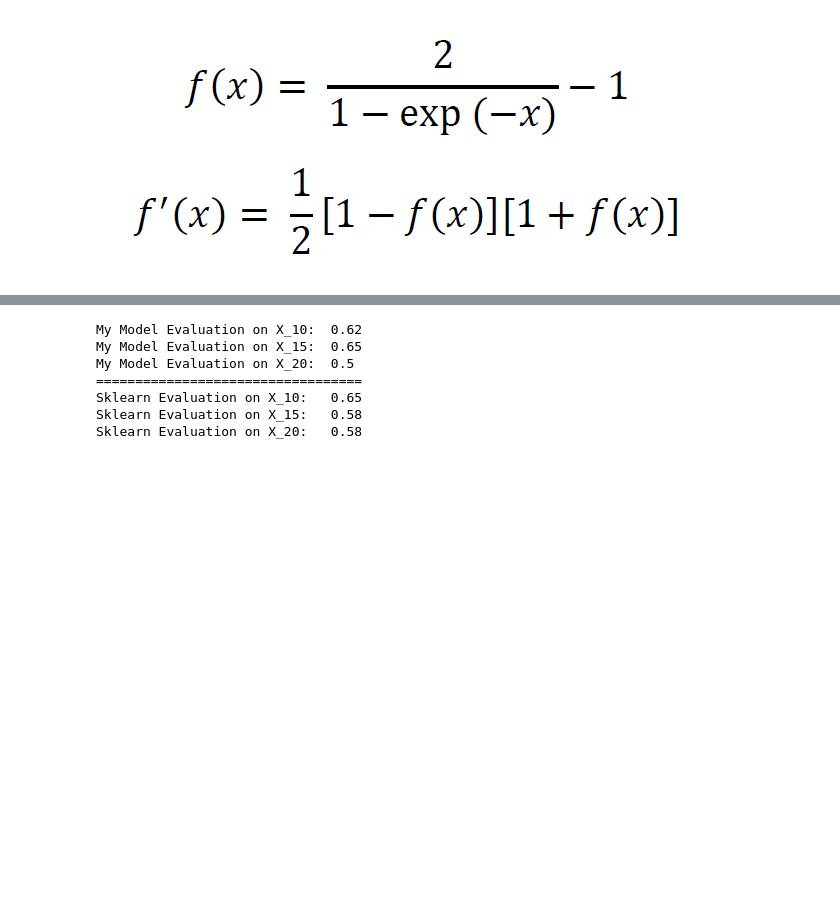
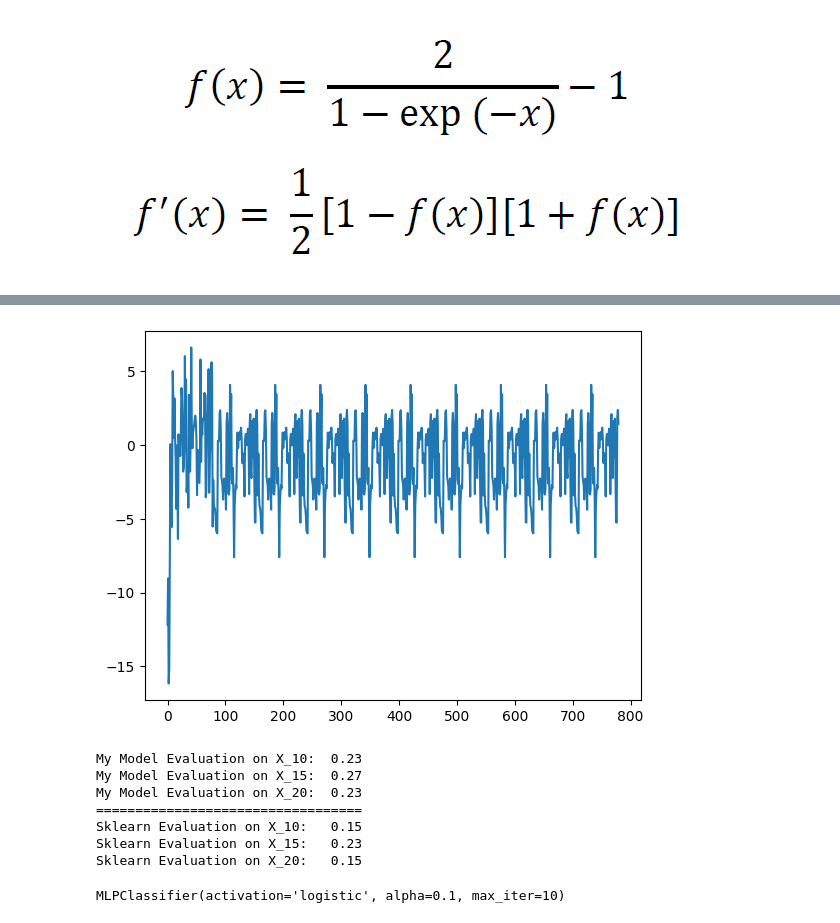
Before and after one commit to amirhu37/mlp-from-scratch, a Jupyter notebook: Multi-layer-perceptron.ipynb, the cells around one changed output, grey strips where cells are left out. Saved outputs shown, nothing was run; the diff lists cells and outputs as text; code cells hidden in the pictures; blank space fills up the shorter version.

Commit message:
add adaptive lr, and error values returns

```diff
--- a/Multi-layer-perceptron.ipynb
+++ b/Multi-layer-perceptron.ipynb
@@ -15,11 +15,11 @@ warnings.simplefilter(action='ignore', category=ConvergenceWarning)
 
 __name__ = 'ah'
 # %%
-trains = pd.read_csv(r"C:\Users\AmirHussain\Desktop\ANN-project\DataSets\train\alphabet_dataset.txt", header= None)
+trains = pd.read_csv(r"./DataSets/train/alphabet_dataset.txt", header= None)
 
-tests_10 = pd.read_csv(r"C:\Users\AmirHussain\Desktop\ANN-project\DataSets\test\letter10error.txt", header= None)
-tests_15 = pd.read_csv(r"C:\Users\AmirHussain\Desktop\ANN-project\DataSets\test\letter15error.txt", header= None)
-tests_20 = pd.read_csv(r"C:\Users\AmirHussain\Desktop\ANN-project\DataSets\test\letter20error.txt", header= None)
+tests_10 = pd.read_csv(r"./DataSets/test/letter10error.txt", header= None)
+tests_15 = pd.read_csv(r"./DataSets/test/letter15error.txt", header= None)
+tests_20 = pd.read_csv(r"./DataSets/test/letter20error.txt", header= None)
 # %%
 trains.head()
 # %% [output]
@@ -257,6 +257,8 @@ class MLPNetWork:
         self.layers : tuple[int,] = layers
         self.activation = activation
         self.max_iter : int = max_iter
+
+        self.history = {"error" : []}
 
         match self.activation:
             case "bisig":
@@ -332,6 +334,8 @@ class MLPNetWork:
             err = self.weights[i].transpose().multiply (err)
             gradient =  self.data[i].map(self.activation_function.derivative)
 
+        return err.data
+
 
     def fit(self, inputs, targets : list):
         """Train the model with given data and target values"""
@@ -347,15 +351,19 @@ class MLPNetWork:
         for index, value in enumerate(target):
             value[int(targets[index])] = 1.
 
-
-        for _ in tqdm(range(self.max_iter)):
+        errors = []
+        for iter in tqdm(range(self.max_iter)):
             for j in range(len(inputs)):
                 out = self._feed_forward(inputs[j])
-                self._back_propogate(out, target[j])
-
-        return self.__repr__()
+                err = self._back_propogate(out, target[j])
+                errors.append(err[0])
+                # Adaptive Learning rate
+                self.lr =  self.lr * (1 - .2 * iter)
 
 
+        self.history = dict()
+        self.history["error" ] =  np.array(errors).reshape(-1).tolist()
+        return self
 
     def predict(self, inputs):
         res = list()
@@ -392,17 +400,18 @@ class MLPNetWork:
 # %%
 # 10 , 15 , 20, 25, 30
 Hidden_Layer : tuple[int,] = ( 100, )
-print(type(Hidden_Layer))
+# print(type(Hidden_Layer))
 # .1 , .2 , .3 , .4 , .5 , .6 , .7 , .8 , .9
-learning_rate : float = .5
+learning_rate : float = .1
 # 100 , 200 , 300 , 400 , 500 , 600 , 700 , 800 , 900 , 1000
-iteration : int = 100
+iteration : int = 10
 active_function : Literal['bisig', 'sigmoide', 'relu', 'tanh', 'softmax'] = 'sigmoide'
 
 my_model = MLPNetWork(layers= Hidden_Layer,
                       lr = learning_rate,
                       max_iter = iteration,
                       activation = active_function)
+
 my_model_history = my_model.fit(X_train ,Y_train)
 
 
@@ -424,3 +452,11 @@ MLPClassifier(activation='logistic', alpha=0.5, max_iter=100)
+# %%
+from matplotlib import pyplot as plt
+
+
+plt.plot(my_model_history.history['error'])
+plt.show()
+# %% [output]
+[figure, added]
 # %%
 # My Model
 my_eval_10 =  my_model.evaluate(X_10, Y_10)
@@ -442,13 +478,17 @@ print("Sklearn Evaluation on X_10:  " , round(sklearn_eval_10, 2) )
 print("Sklearn Evaluation on X_15:  " , round(sklearn_eval_15, 2) )
 print("Sklearn Evaluation on X_20:  " , round(sklearn_eval_20, 2) )
 # %% [output]
-My Model Evaluation on X_10:  0.62
-My Model Evaluation on X_15:  0.65
-My Model Evaluation on X_20:  0.5
+My Model Evaluation on X_10:  0.23
+My Model Evaluation on X_15:  0.27
+My Model Evaluation on X_20:  0.23
 ==================================
-Sklearn Evaluation on X_10:   0.65
-Sklearn Evaluation on X_15:   0.58
-Sklearn Evaluation on X_20:   0.58
+Sklearn Evaluation on X_10:   0.15
+Sklearn Evaluation on X_15:   0.23
+Sklearn Evaluation on X_20:   0.15
+# %%
+sklearn_model_history
+# %% [output]
+MLPClassifier(activation='logistic', alpha=0.1, max_iter=10)
 # %%
 print(f"My prediction on X_10 :     {my_model.predict(X_10)}")
 print(f"The true value of Y_10 is:  {Y_10}")
```
Also changed, not shown: parts of 4 cells of this notebook.
